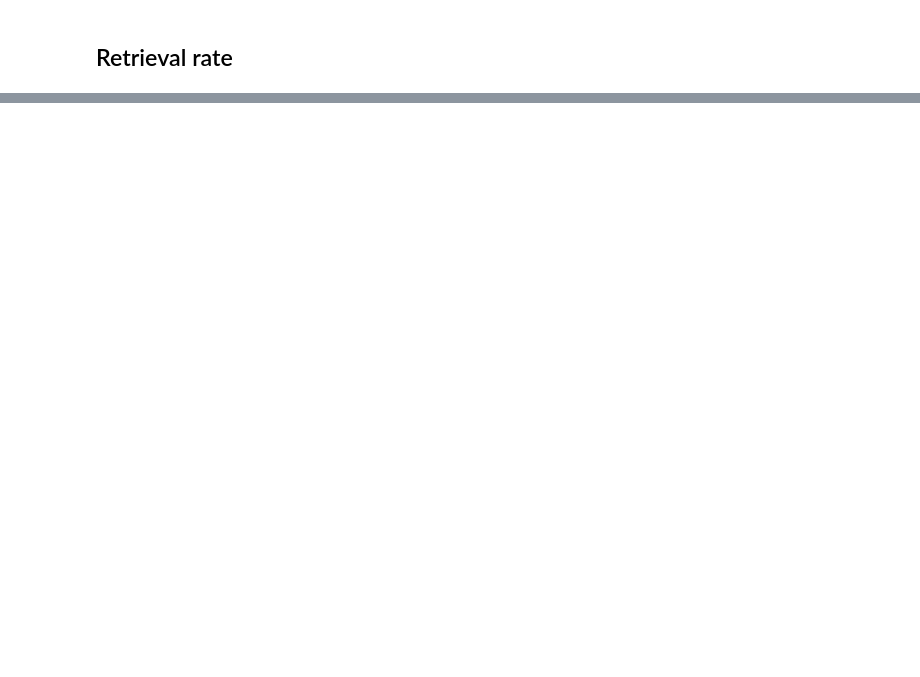
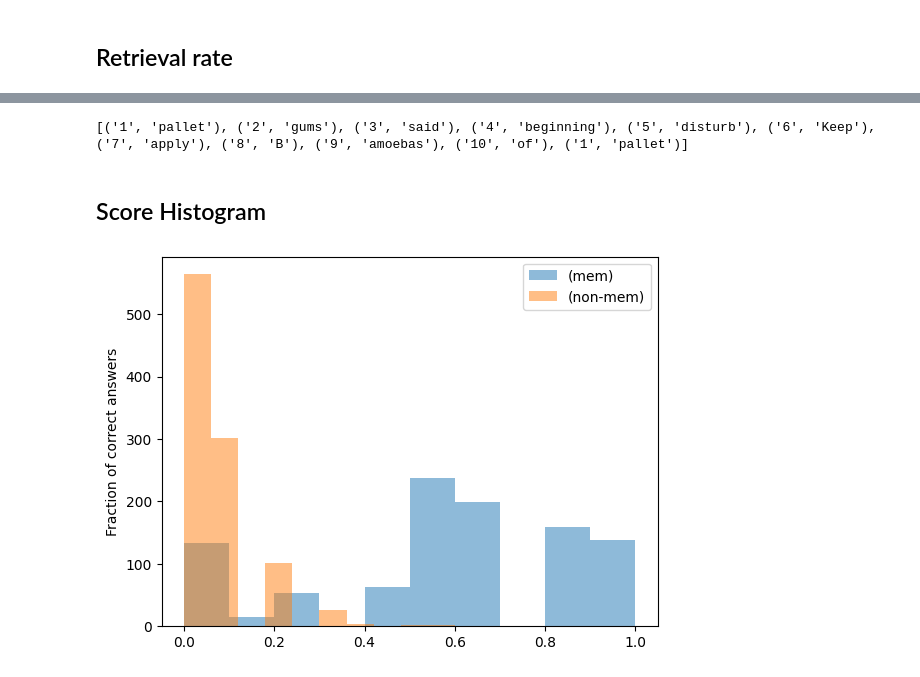
Before and after one commit to ali7naseh/RAG_MIA, a Jupyter notebook: analysis.ipynb, the cells around one changed output, grey strips where cells are left out. Saved outputs shown, nothing was run; the diff lists cells and outputs as text; code cells hidden in the pictures; blank space fills up the shorter version.

````diff
--- a/analysis.ipynb
+++ b/analysis.ipynb
@@ -278,0 +383,44 @@ Recall for 30: 0.998
+# %%
+Z = ' \nMASK_1: pallet\nMASK_2: gums\nMASK_3: said\nMASK_4: beginning\nMASK_5: disturb\nMASK_6: Keep\nMASK_7: apply\nMASK_8: B\nMASK_9: amoebas\nMASK_10: of\n```\nAnswer: \nMASK_1: pallet\nMASK_2'
+pattern = r'\[?MASK?_?(\d+)\]?:?\s*\**\s*([\w\-\' ]+)'
+matches = re.findall(pattern, Z, re.IGNORECASE) # Extract MASK_{number} and its word
+print(matches)
+# %% [output]
+[('1', 'pallet'), ('2', 'gums'), ('3', 'said'), ('4', 'beginning'), ('5', 'disturb'), ('6', 'Keep'), ('7', 'apply'), ('8', 'B'), ('9', 'amoebas'), ('10', 'of'), ('1', 'pallet')]
+# %% [markdown]
+## Score Histogram
+# %%
+for i in [5, 10, 15, 20, 25, 30]:
+    output_file = f'{output_dir}/{ATTACK}-{DATASET}-{GENERATOR}-gpt4-{RETRIEVER}-R3-Top{i}-M1000-N30.json'
+    # If file does not exist, skip
+    if not os.path.exists(output_file):
+        continue
+    with open(output_file, 'r') as f:
+        data = json.load(f)
+
+    # Assuming get_mia_scores is a function that extracts the relevant scores
+    if ATTACK == 'mia':
+        all_acc = get_mia_scores(data)
+    elif ATTACK == 's2':
+        all_acc = get_s2_scores(data)
+    elif ATTACK == 'mba':
+        all_acc = get_mba_scores(data)
+    elif ATTACK == 'direct_query':
+        accuracy, precision, recall, f1, fpr, tpr = get_dq_scores(data)
+        print("Accuracy: {:.2f}, Precision: {:.4f}, Recall: {:.4f}, F1: {:.4f}, FPR: {:.4f}, TPR: {:.4f}".format(accuracy, precision, recall, f1, fpr, tpr))
+        plt.scatter([fpr], [tpr], lw=2)
+        break
+    else:
+        print('Invalid attack type')
+        break
+    mem_acc = all_acc[:len(all_acc)//2]
+    nonmem_acc = all_acc[len(all_acc)//2:]
+
+    # Plot histogram (with same bins) for mem and nonmem each
+    plt.hist(mem_acc, bins=10, alpha=0.5, label=f'(mem)', density=False)
+    plt.hist(nonmem_acc, bins=10, alpha=0.5, label=f'(non-mem)', density=False)
+    plt.ylabel('Number of documents')
+    plt.ylabel('Fraction of correct answers')
+    plt.legend()
+# %% [output]
+[figure, added]
````
Also changed, not shown: parts of 8 cells of this notebook, 1 other file.
